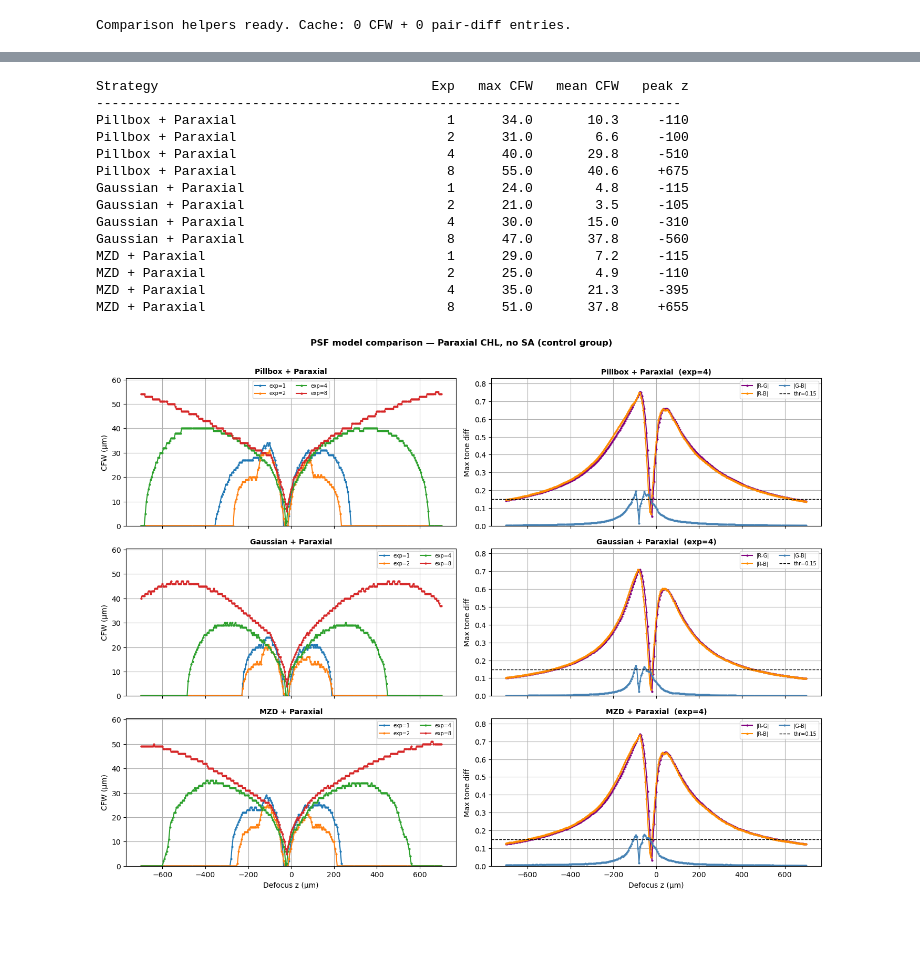
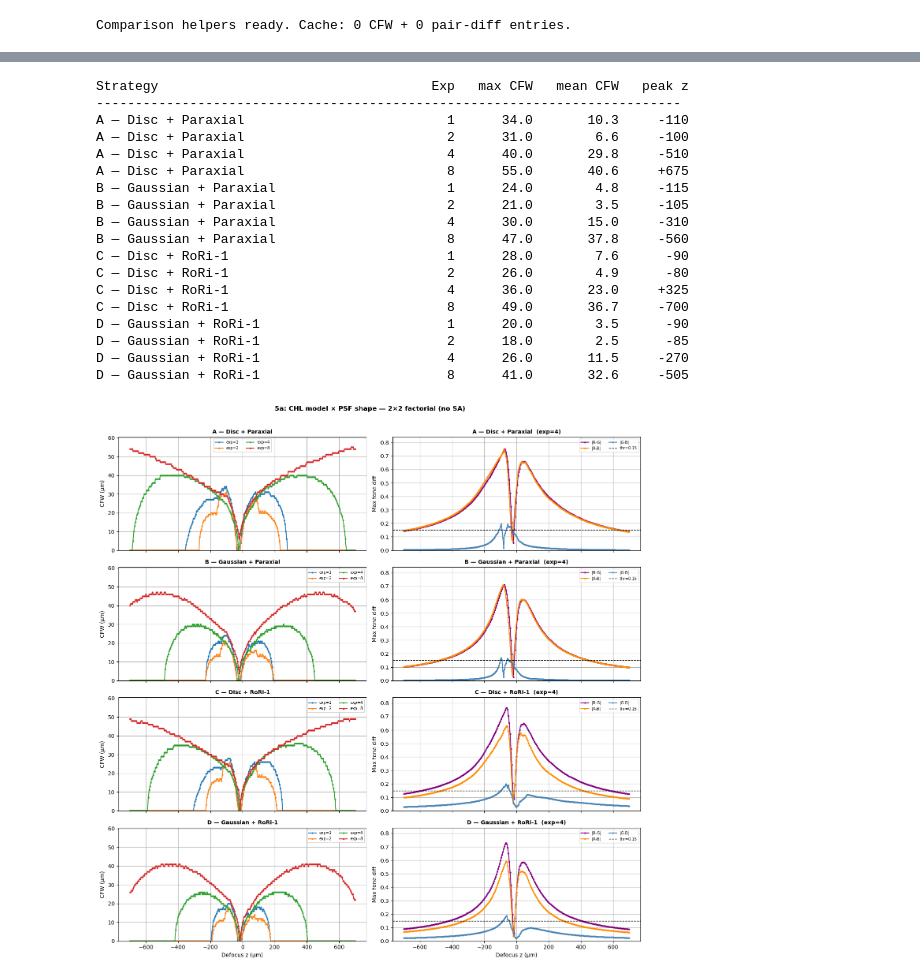
Before and after one commit to Leyangf/ColorFringeCalculation, a Jupyter notebook: examples/cfw_geom_demo.ipynb, the cells around one changed output, grey strips where cells are left out. Drawn from its saved outputs; the diff is of its cells as text; code cells hidden in the pictures; blank space fills up the shorter version.

```diff
--- a/examples/cfw_geom_demo.ipynb
+++ b/examples/cfw_geom_demo.ipynb
@@ -261,13 +283,19 @@ This diagnostic compares three SA profiles against the ray-fan ground truth:
 3. **Ray fan**: actual $\mathrm{TA}(\rho)$ at per-wavelength RoRi focus (32 points per wavelength)
 # %%
 # ── 3c. Per-Pupil SA Profile Diagnostic ──────────────────────────────
-from chromf.optiland_bridge import _sk_real, _paraxial_bfl, _RORI_PY, _RORI_WEIGHTS, _RORI_SUM
+from chromf.optiland_bridge import (
+    _sk_real, _paraxial_bfl,
+    _RORI1_PY, _RORI1_WEIGHTS, _RORI1_SUM
+)
+_RORI_PY      = _RORI1_PY
+_RORI_WEIGHTS = _RORI1_WEIGHTS
+_RORI_SUM     = _RORI1_SUM
 
 denom = np.sqrt(4 * FN_DEFAULT**2 - 1)
 paraxial_obj = lens1.paraxial
 z_start = float(paraxial_obj.surfaces.positions[1, 0]) - 1.0
 
-py_arr = np.array(_RORI_PY)         # 5 pupil heights: 0, 0.5, 0.707, 0.866, 1
+py_arr = np.array(_RORI_PY)         # pupil heights (5, RoRi-1 nodes)
 w_arr  = np.array(_RORI_WEIGHTS)    # RoRi weights
 
 # ── 1. Compute per-pupil TA_SA from 5 SK values ──────────────────────
@@ -279,6 +307,7 @@ ta_sa_5pt = {}    # {wl: ta_sa_µm at 5 pupil heights}
 
 for wl_nm in wl_select:
     wl_um = wl_nm / 1000.0
+    # rori1 and rori4 both start with paraxial (ρ=0)
     sks = np.array(
         [_paraxial_bfl(paraxial_obj, wl_nm, z_start)]
         + [_sk_real(lens1, py, wl_um) for py in _RORI_PY[1:]]
@@ -298,7 +327,7 @@ ta_rf_at_rori = {}              # {wl: signed TA at RoRi, shape (32,)}
 
 for wl_nm in wl_select:
     j = np.argmin(np.abs(ray_fan["wl_nm"] - wl_nm))
-    chl_wl = np.interp(wl_nm, rori_curve[:, 0], rori_curve[:, 1])  # µm
+    chl_wl = np.interp(wl_nm, rori1_curve[:, 0], rori1_curve[:, 1])  # µm
     ta_rf_at_rori[wl_nm] = ray_fan["TA0"][:, j] + ray_fan["slope"][:, j] * chl_wl
 
 # ── 3. Current ρ³ model: 2ρ³ × ρ_SA ─────────────────────────────────
@@ -311,9 +340,9 @@ for wl_nm in wl_select:
 poly_coeffs = {}  # {wl: (c3, c5)}
 for wl_nm in wl_select:
     ta = ta_sa_5pt[wl_nm]
-    # Fit TA_SA(ρ) = c₃ρ³ + c₅ρ⁵ using the 4 non-trivial points (ρ=0 → TA=0, trivially satisfied)
-    rho_pts = py_arr[1:]    # [0.5, 0.707, 0.866, 1.0]
-    ta_pts  = ta[1:]        # corresponding TA values
+    # Fit TA_SA(ρ) = c₃ρ³ + c₅ρ⁵; skip ρ=0 (trivially zero)
+    rho_pts = py_arr[1:]
+    ta_pts  = ta[1:]
     # Design matrix: [ρ³, ρ⁵]
     A = np.column_stack([rho_pts**3, rho_pts**5])
     c35, _, _, _ = np.linalg.lstsq(A, ta_pts, rcond=None)
@@ -782,27 +844,31 @@ With identical aberration inputs, any difference in $\mathrm{CFW}(z)$ is purely
 # %%
 _chl_par = paraxial_curve[:, 1]
+_chl_r1  = rori1_curve[:, 1]
+
 plot_comparison([
-    {"label": "Pillbox + Paraxial",   "psf_mode": "geom",
-     "chl_curve": _chl_par},
-    {"label": "Gaussian + Paraxial",  "psf_mode": "gauss",
-     "chl_curve": _chl_par},
-    {"label": "MZD + Paraxial",    "psf_mode": "mzd",
-     "chl_curve": _chl_par},
-], suptitle="PSF model comparison — Paraxial CHL, no SA (control group)")
+    {"label": "A — Disc + Paraxial",     "psf_mode": "geom",  "chl_curve": _chl_par},
+    {"label": "B — Gaussian + Paraxial", "psf_mode": "gauss", "chl_curve": _chl_par},
+    {"label": "C — Disc + RoRi-1",       "psf_mode": "geom",  "chl_curve": _chl_r1},
+    {"label": "D — Gaussian + RoRi-1",   "psf_mode": "gauss", "chl_curve": _chl_r1},
+], suptitle="5a: CHL model × PSF shape — 2×2 factorial (no SA)")
 # %% [output]
 Strategy                                   Exp   max CFW   mean CFW   peak z
 ---------------------------------------------------------------------------
-Pillbox + Paraxial                           1      34.0       10.3     -110
-Pillbox + Paraxial                           2      31.0        6.6     -100
-Pillbox + Paraxial                           4      40.0       29.8     -510
-Pillbox + Paraxial                           8      55.0       40.6     +675
-Gaussian + Paraxial                          1      24.0        4.8     -115
-Gaussian + Paraxial                          2      21.0        3.5     -105
-Gaussian + Paraxial                          4      30.0       15.0     -310
-Gaussian + Paraxial                          8      47.0       37.8     -560
-MZD + Paraxial                               1      29.0        7.2     -115
-MZD + Paraxial                               2      25.0        4.9     -110
-MZD + Paraxial                               4      35.0       21.3     -395
-MZD + Paraxial                               8      51.0       37.8     +655
+A — Disc + Paraxial                          1      34.0       10.3     -110
+A — Disc + Paraxial                          2      31.0        6.6     -100
+A — Disc + Paraxial                          4      40.0       29.8     -510
+A — Disc + Paraxial                          8      55.0       40.6     +675
+B — Gaussian + Paraxial                      1      24.0        4.8     -115
+B — Gaussian + Paraxial                      2      21.0        3.5     -105
+B — Gaussian + Paraxial                      4      30.0       15.0     -310
+B — Gaussian + Paraxial                      8      47.0       37.8     -560
+C — Disc + RoRi-1                            1      28.0        7.6      -90
+C — Disc + RoRi-1                            2      26.0        4.9      -80
+C — Disc + RoRi-1                            4      36.0       23.0     +325
+C — Disc + RoRi-1                            8      49.0       36.7     -700
+D — Gaussian + RoRi-1                        1      20.0        3.5      -90
+D — Gaussian + RoRi-1                        2      18.0        2.5      -85
+D — Gaussian + RoRi-1                        4      26.0       11.5     -270
+D — Gaussian + RoRi-1                        8      41.0       32.6     -505
-[figure, old version]
+[figure, new version]
 # %% [markdown]
```
Also changed, not shown: parts of 14 cells of this notebook, 5 other files.
